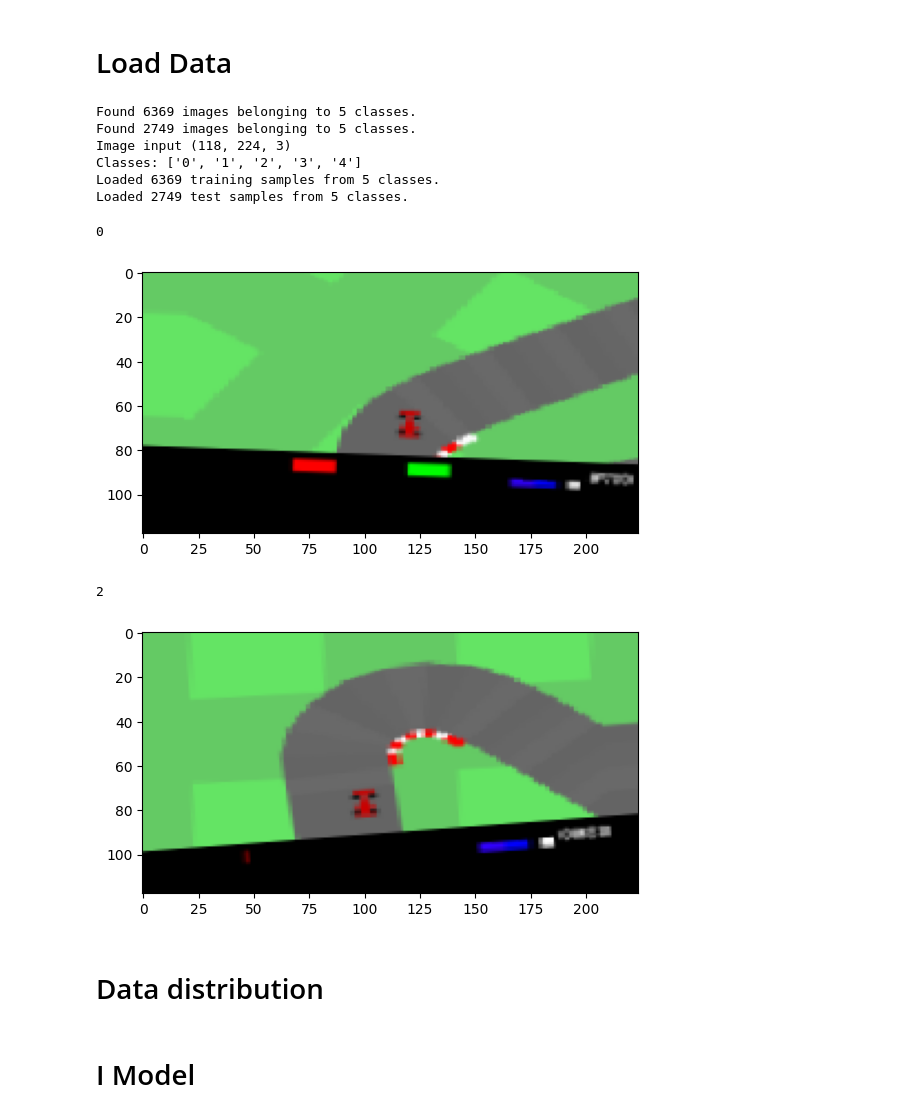
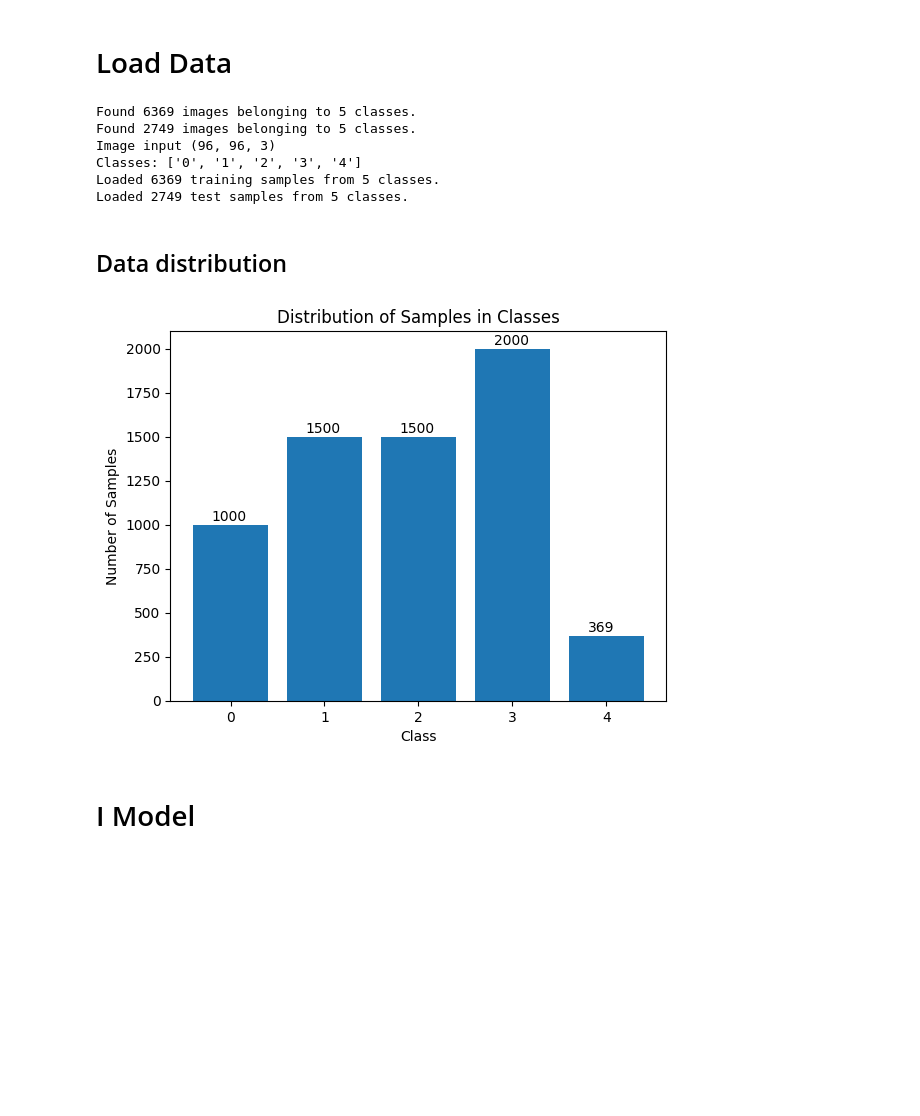
Before and after one commit to Gshuya/GymCarCNNClassifier, a Jupyter notebook: HW2.ipynb, the cells around one changed output. Cells and saved outputs as stored; diff of their text form; code cells hidden in the pictures; blank space fills up the shorter version.

```diff
--- a/HW2.ipynb
+++ b/HW2.ipynb
@@ -18,20 +22,21 @@ import pickle
 trainingset = 'train'
 testset = 'test'
 
-batch_size = 32
+batch_size = 16
 train_datagen = ImageDataGenerator(
     rescale = 1. / 255,\
-    zoom_range=0.1,\
-    rotation_range=10,\
-    width_shift_range=0.1,\
-    height_shift_range=0.1,\
+    zoom_range=0.3,\
+    rotation_range=30,\
+    width_shift_range=0.4,\
+    height_shift_range=0.4,\
     horizontal_flip=True,\
-    vertical_flip=False)
+    vertical_flip=False
+    )
 
 #Generate batches of image data and their corresponding labels from a directory structure
 train_generator = train_datagen.flow_from_directory(
     directory=trainingset,
-    target_size=(118, 224),
+    target_size=(96, 96),
     color_mode="rgb",
     batch_size=batch_size,
     class_mode="categorical",
@@ -42,7 +47,7 @@ test_datagen = ImageDataGenerator(
 
 test_generator = test_datagen.flow_from_directory(
     directory=testset,
-    target_size=(118, 224),
+    target_size=(96, 96),
     color_mode="rgb",
     batch_size=batch_size,
     class_mode="categorical",
@@ -63,28 +68,31 @@ print('Loaded %d test samples from %d classes.' %(test_generator.n,test_generato
 # %% [output]
 Found 6369 images belonging to 5 classes.
 Found 2749 images belonging to 5 classes.
-Image input (118, 224, 3)
+Image input (96, 96, 3)
 Classes: ['0', '1', '2', '3', '4']
 Loaded 6369 training samples from 5 classes.
 Loaded 2749 test samples from 5 classes.
-# %%
-n = 2
-x,y = train_generator.next()
-# x,y size is train_generator.batch_size
-
-for i in range(0,n):
-    image = x[i]
-    label = y[i].argmax()  # categorical from one-hot-encoding
-    print(classnames[label])
-    plt.imshow(image)
-    plt.show()
-# %% [output]
-0
-[figure, removed]
-2
-[figure, removed]
 # %% [markdown]
-# Data distribution
+## Data distribution
+# %%
+# Count the number of samples
+class_counts = {class_name: 0 for class_name in np.unique(train_generator.classes)}
+for label in train_generator.classes:
+    class_counts[label] += 1
+    if sum(class_counts.values()) >= num_samples:
+        break
+
+# Plot the distribution
+bars = plt.bar(class_counts.keys(), class_counts.values())
+plt.xlabel('Class')
+plt.ylabel('Number of Samples')
+plt.title('Distribution of Samples in Classes')
+for bar in bars:
+    yval = bar.get_height()
+    plt.text(bar.get_x()+0.2, yval + 25, yval,)
+plt.show()
+# %% [output]
+[figure, added]
 # %% [markdown]
 # I Model
 # %%
```
Also changed, not shown: parts of 11 cells of this notebook.
